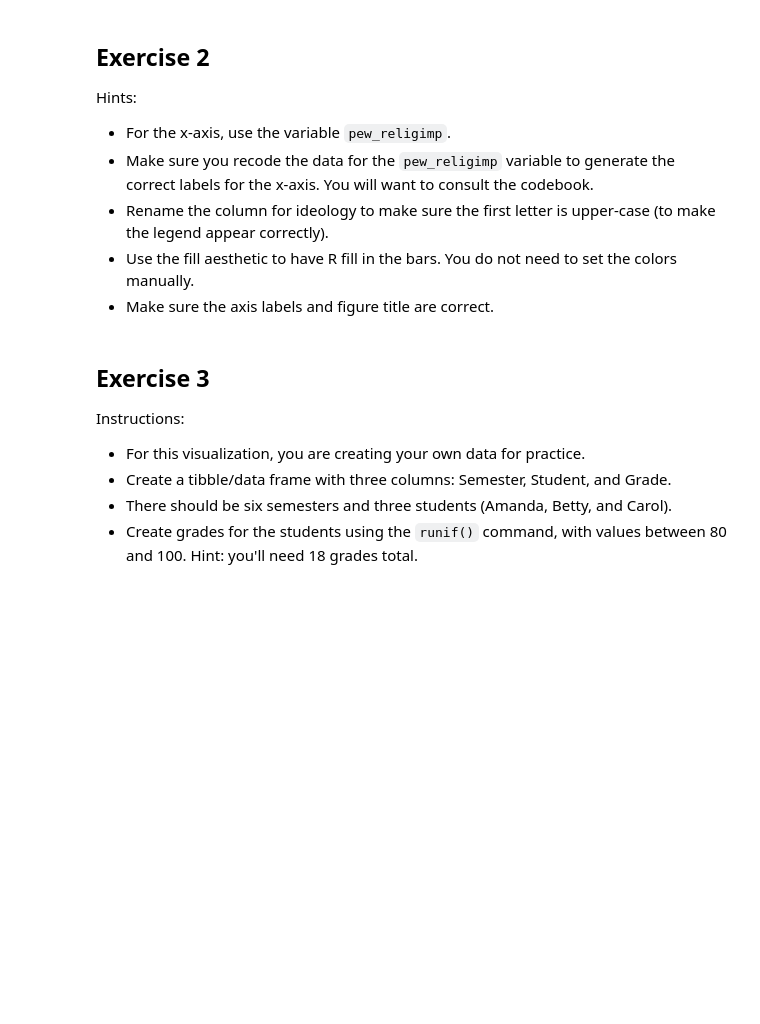
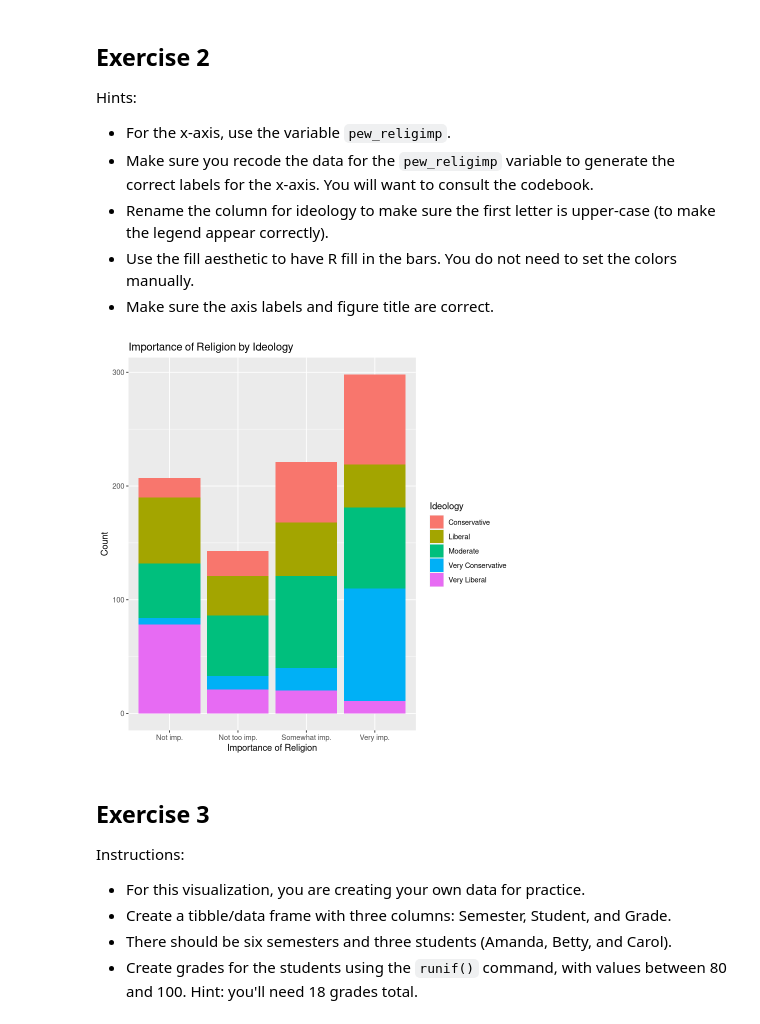
Before and after one commit to mwoitek/r-data-visualization-ggplot2, a Jupyter notebook: assignment_2/week_2_exercise.ipynb, the cells around one changed output. Saved outputs shown, nothing was run; the diff lists cells and outputs as text; code cells hidden in the pictures; blank space fills up the shorter version.

```diff
--- a/assignment_2/week_2_exercise.ipynb
+++ b/assignment_2/week_2_exercise.ipynb
@@ -37,4 +58,38 @@ Hints:
 * Make sure the axis labels and figure title are correct.
+# %%
+# Get the columns that matter for this exercise:
+data_plot_2 <- cces %>% select(ideo5, pew_religimp)
+
+# Recode the `ideo5` variable, and rename it as `Ideology`:
+data_plot_2$ideo5 <- recode(
+    data_plot_2$ideo5,
+    `1` = "Very Liberal",
+    `2` = "Liberal",
+    `3` = "Moderate",
+    `4` = "Conservative",
+    `5` = "Very Conservative"
+)
+data_plot_2 <- data_plot_2 %>% rename(Ideology = ideo5)
+
+# Recode the `pew_religimp` variable:
+data_plot_2$pew_religimp <- recode(
+    data_plot_2$pew_religimp,
+    `1` = "Very imp.",
+    `2` = "Somewhat imp.",
+    `3` = "Not too imp.",
+    `4` = "Not imp."
+)
+
+# Plot the figure:
+ggplot(data_plot_2, aes(x = pew_religimp, fill = Ideology)) +
+    geom_bar() +
+    labs(
+        x = "Importance of Religion",
+        y = "Count",
+        title = "Importance of Religion by Ideology"
+    )
+# %% [output]
+[figure, added]
 # %% [markdown]
 ## Exercise 3
 
```
Also changed, not shown: parts of 2 cells of this notebook, 3 other files.
